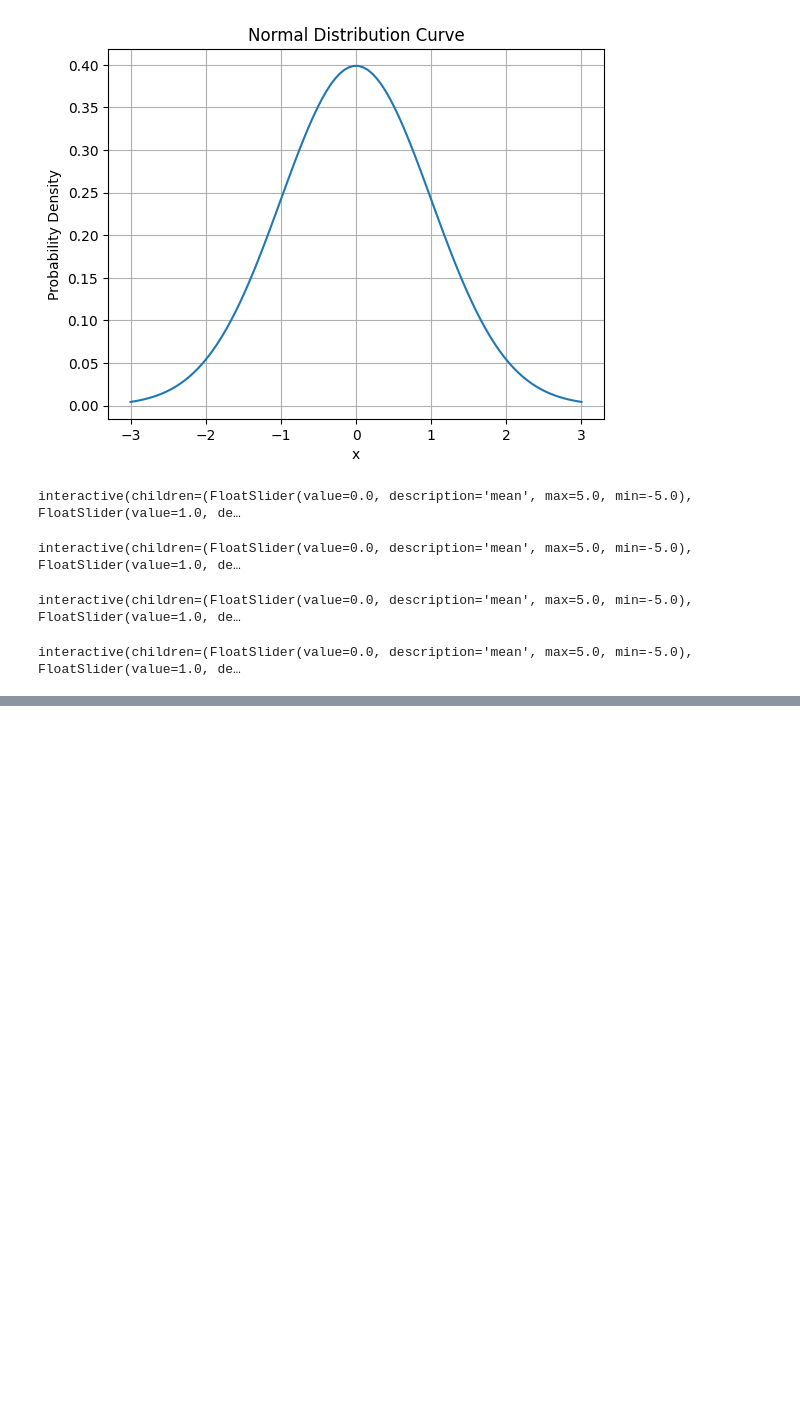
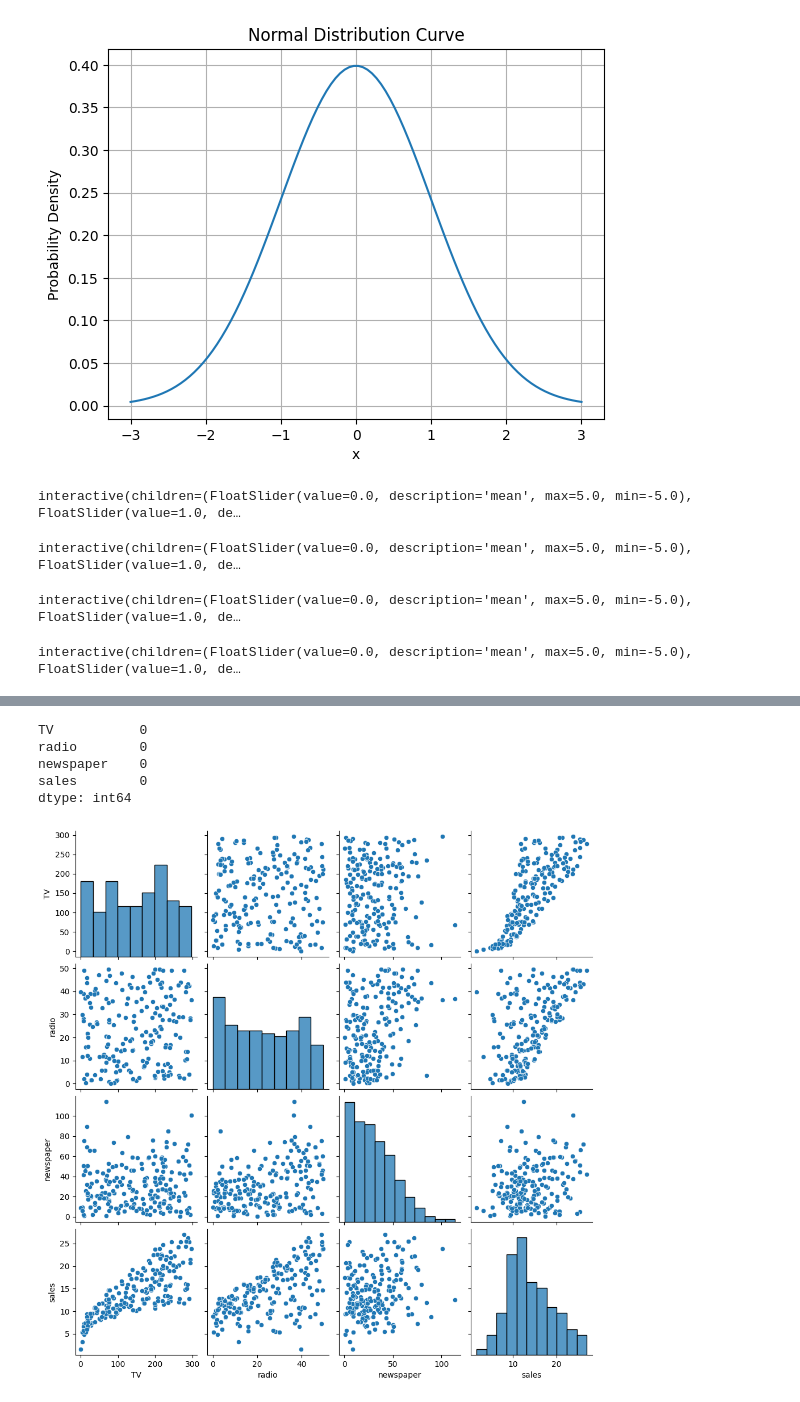
Before and after one commit to pritkudale/ML-for-Teachers, a Jupyter notebook: LLM/LLM.ipynb, the cells around one changed output, grey strips where cells are left out. Cells and saved outputs as stored; diff of their text form; code cells hidden in the pictures; blank space fills up the shorter version.

```diff
--- a/LLM/LLM.ipynb
+++ b/LLM/LLM.ipynb
@@ -157,0 +184,10 @@ interactive(children=(FloatSlider(value=0.0, description='mean', max=5.0, min=-5
+# %%
+# prompt: get info and describe the dataset
+
+import pandas as pd
+
+# Load the dataset (assuming the code from the previous response is executed)
+df = pd.read_csv('https://raw.githubusercontent.com/pritkudale/ML-for-Teachers/refs/heads/main/Linear%20Regression/Advertising.csv')
+
+# Display info about the dataset
+df.info()
@@ -157,0 +219,22 @@ interactive(children=(FloatSlider(value=0.0, description='mean', max=5.0, min=-5
+# %%
+# prompt: check for the missing values
+
+# Check for missing values
+print(df.isnull().sum())
+# %% [output]
+TV           0
+radio        0
+newspaper    0
+sales        0
+dtype: int64
+# %%
+# prompt: create a pairplot
+
+import seaborn as sns
+import matplotlib.pyplot as plt
+
+# Assuming 'df' is your pandas DataFrame (loaded in the previous code)
+sns.pairplot(df)
+plt.show()
+# %% [output]
+[figure, added]
```
Also changed, not shown: parts of 18 cells of this notebook.
